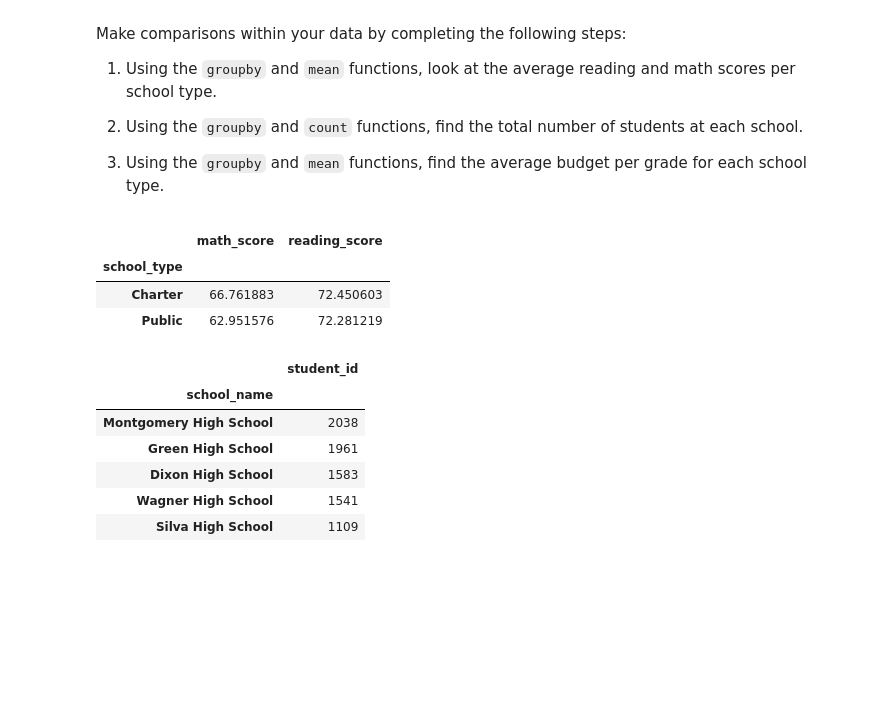
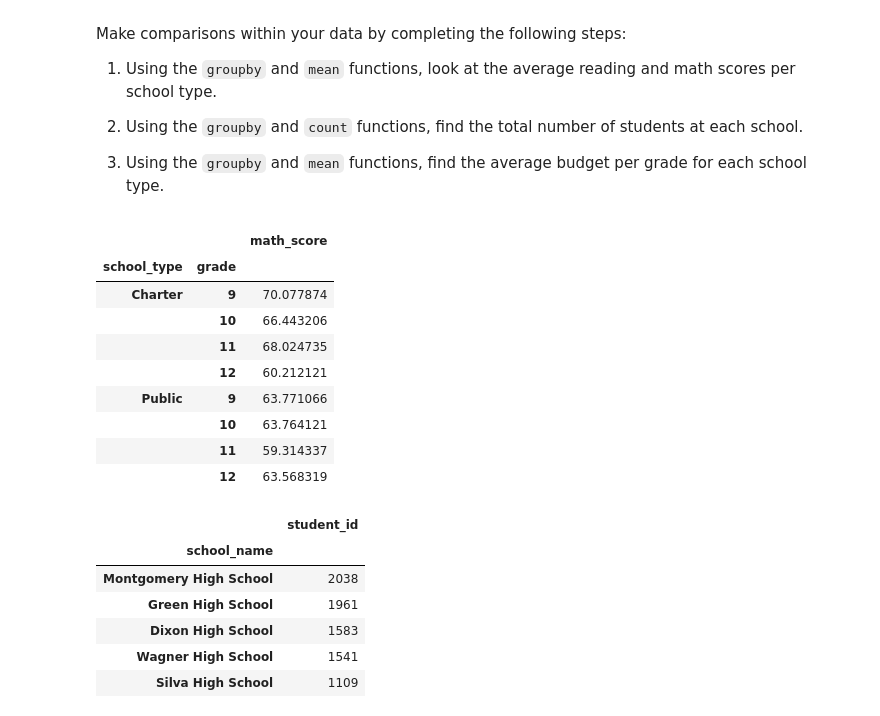
Before and after one commit to Pazz0/School_District_Analysis, a Jupyter notebook: Student_Data_Challenge_Starter_Code.ipynb, the cells around one changed output. Saved outputs shown, nothing was run; the diff lists cells and outputs as text; code cells hidden in the pictures; blank space fills up the shorter version.

```diff
--- a/Student_Data_Challenge_Starter_Code.ipynb
+++ b/Student_Data_Challenge_Starter_Code.ipynb
@@ -280,13 +280,19 @@ Make comparisons within your data by completing the following steps:
 2. Using the `groupby` and `mean` functions, find the average budget per grade for each school type.
 # %%
 # Use groupby and mean to find the average reading and math scores for each school type.
-avg_reading_math_by_school = student_df.groupby(by='school_type').mean()
-avg_reading_math_by_school.loc[:, ["math_score", "reading_score"]]
+avg_reading_math_by_school = student_df.groupby(by=['school_type','grade']).mean()
+avg_reading_math_by_school.loc[:, ["math_score"]]
 # %% [output]
-|  | math_score | reading_score |
-| school_type |  |  |
-| Charter | 66.761883 | 72.450603 |
-| Public | 62.951576 | 72.281219 |
+|  |  | math_score |
+| school_type | grade |  |
+| Charter | 9 | 70.077874 |
+|  | 10 | 66.443206 |
+|  | 11 | 68.024735 |
+|  | 12 | 60.212121 |
+| Public | 9 | 63.771066 |
+|  | 10 | 63.764121 |
+|  | 11 | 59.314337 |
+|  | 12 | 63.568319 |
 # %%
 # Use the `groupby`, `count`, and `sort_values` functions to find the
 # total number of students at each school and sort from most students to least students.
```
